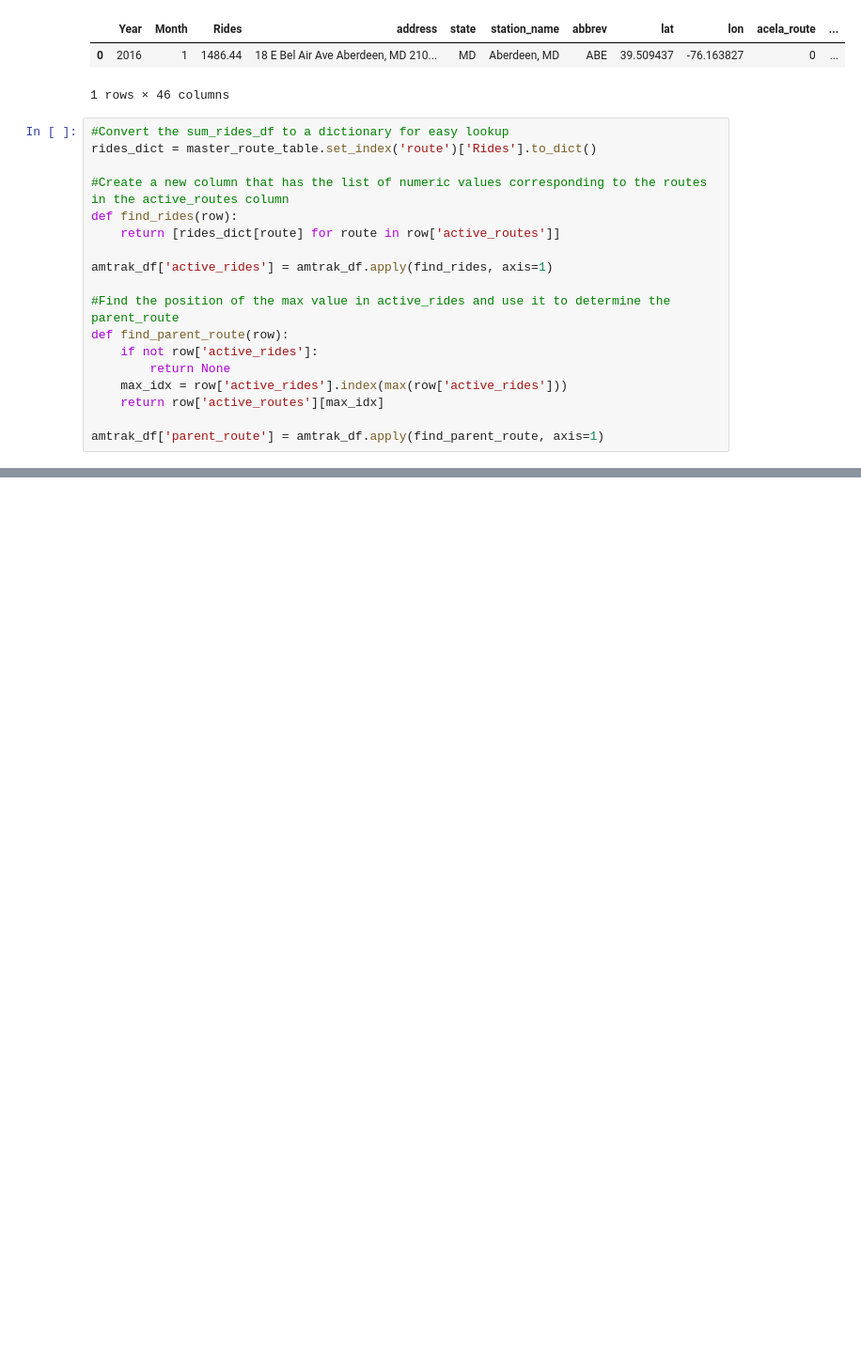
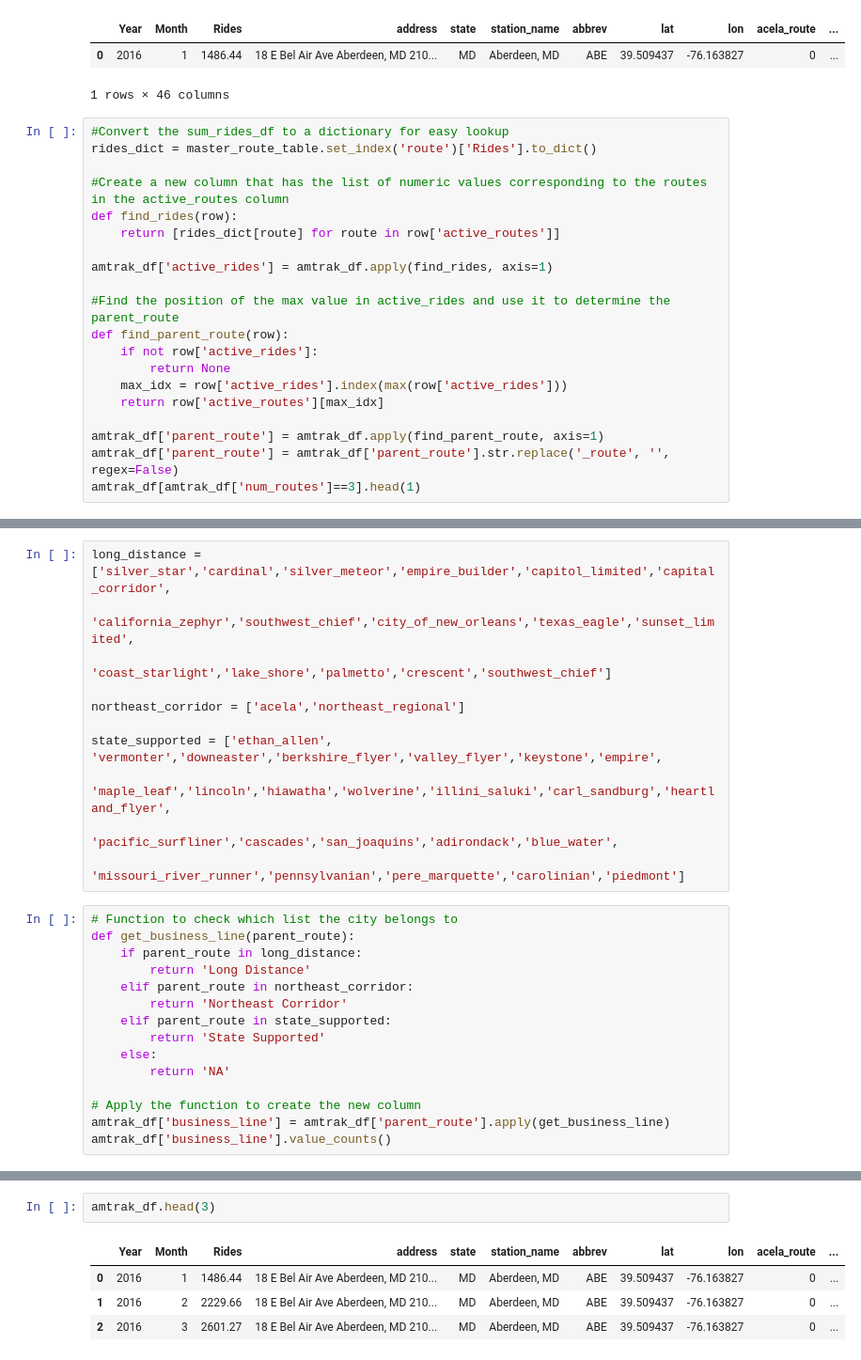
Before and after one commit to statzenthusiast921/amtrak_analysis, a Jupyter notebook: scripts/Adding in Route Data 07.13.24.ipynb, the cells around one changed output, grey strips where cells are left out. Shown: that part at 94% size. Cells and saved outputs as stored; diff of their text form; blank space fills up the shorter version.

```diff
--- a/scripts/Adding in Route Data 07.13.24.ipynb
+++ b/scripts/Adding in Route Data 07.13.24.ipynb
@@ -332,3 +277,5 @@ def find_parent_route(row):
     return row['active_routes'][max_idx]
 
 amtrak_df['parent_route'] = amtrak_df.apply(find_parent_route, axis=1)
+amtrak_df['parent_route'] = amtrak_df['parent_route'].str.replace('_route', '', regex=False)
+amtrak_df[amtrak_df['num_routes']==3].head(1)
@@ -336,0 +288,26 @@ amtrak_df[amtrak_df['num_routes']==3].head(2)
+# %%
+long_distance = ['silver_star','cardinal','silver_meteor','empire_builder','capitol_limited','capital_corridor',
+                 'california_zephyr','southwest_chief','city_of_new_orleans','texas_eagle','sunset_limited',
+                 'coast_starlight','lake_shore','palmetto','crescent','southwest_chief']
+
+northeast_corridor = ['acela','northeast_regional']
+
+state_supported = ['ethan_allen', 'vermonter','downeaster','berkshire_flyer','valley_flyer','keystone','empire',
+                  'maple_leaf','lincoln','hiawatha','wolverine','illini_saluki','carl_sandburg','heartland_flyer',
+                  'pacific_surfliner','cascades','san_joaquins','adirondack','blue_water',
+                  'missouri_river_runner','pennsylvanian','pere_marquette','carolinian','piedmont']
+# %%
+# Function to check which list the city belongs to
+def get_business_line(parent_route):
+    if parent_route in long_distance:
+        return 'Long Distance'
+    elif parent_route in northeast_corridor:
+        return 'Northeast Corridor'
+    elif parent_route in state_supported:
+        return 'State Supported'
+    else:
+        return 'NA'
+
+# Apply the function to create the new column
+amtrak_df['business_line'] = amtrak_df['parent_route'].apply(get_business_line)
+amtrak_df['business_line'].value_counts()
@@ -336,0 +320,7 @@ amtrak_df[amtrak_df['num_routes']==3].head(2)
+# %%
+amtrak_df.head(3)
+# %% [output]
+|  | Year | Month | Rides | address | state | station_name | abbrev | lat | lon | acela_route | ... |
+| 0 | 2016 | 1 | 1486.44 | 18 E Bel Air Ave Aberdeen, MD 210... | MD | Aberdeen, MD | ABE | 39.509437 | -76.163827 | 0 | ... |
+| 1 | 2016 | 2 | 2229.66 | 18 E Bel Air Ave Aberdeen, MD 210... | MD | Aberdeen, MD | ABE | 39.509437 | -76.163827 | 0 | ... |
+| 2 | 2016 | 3 | 2601.27 | 18 E Bel Air Ave Aberdeen, MD 210... | MD | Aberdeen, MD | ABE | 39.509437 | -76.163827 | 0 | ... |
```
Also changed, not shown: parts of 16 cells of this notebook.
